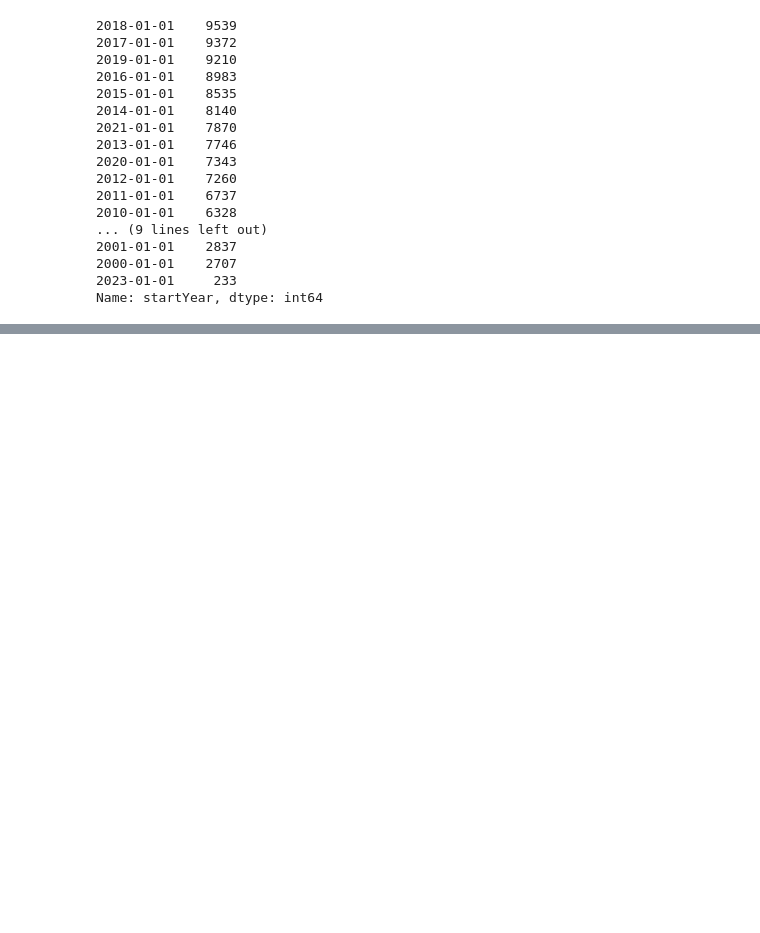
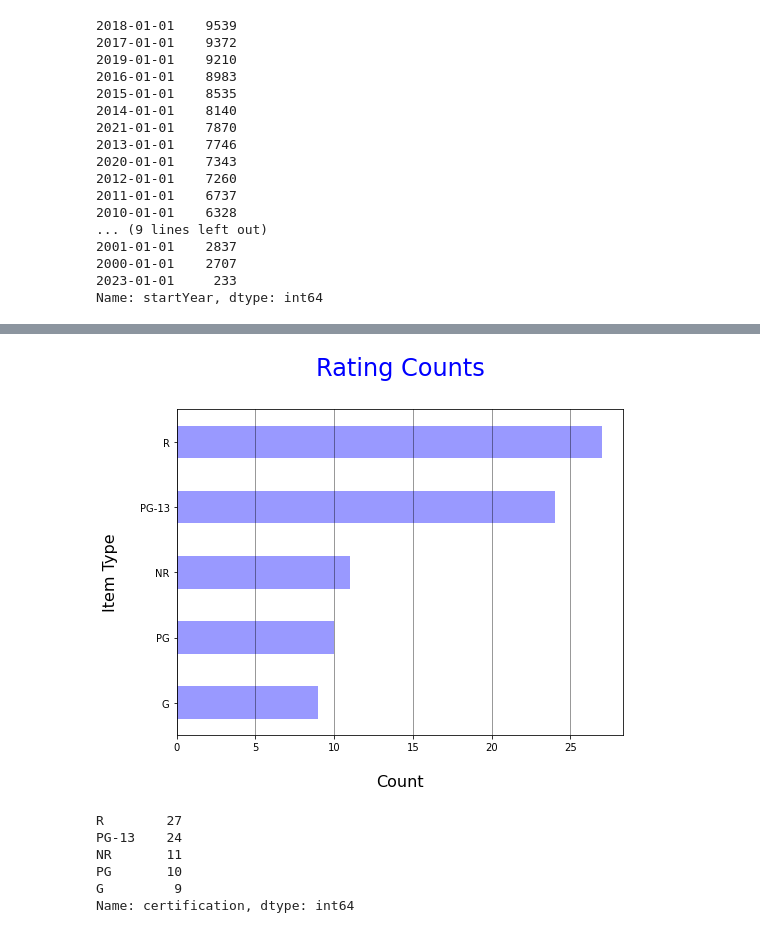
Before and after one commit to starkjones/IMDB-Queries, a Jupyter notebook: Project 3 IMBD Queries Part 2.ipynb, the cells around one changed output, grey strips where cells are left out. Cells and saved outputs as stored; diff of their text form; code cells hidden in the pictures; blank space fills up the shorter version.

```diff
--- a/Project 3 IMBD Queries Part 2.ipynb
+++ b/Project 3 IMBD Queries Part 2.ipynb
@@ -229,0 +388,20 @@ final_year_df.to_csv(csv_fname, compression="gzip", index=False)
+# %%
+rating = finalyears['certification'].value_counts().sort_values(ascending=True)
+
+rating.plot(kind='barh', alpha = .4, color='blue', figsize= (8,6), );
+plt.title('Rating Counts\n', color= 'blue', fontsize =24)
+plt.xlabel('\nCount', fontsize = 16)
+plt.ylabel('Item Type\n', fontsize = 16)
+plt.grid(axis ='x', color ='black', alpha=.5)
+plt.show()
+# %% [output]
+[figure, added]
+# %%
+finalyears['certification'].value_counts()
+# %% [output]
+R        27
+PG-13    24
+NR       11
+PG       10
+G         9
+Name: certification, dtype: int64
```
Also changed, not shown: parts of 32 cells of this notebook, 11 other files.
